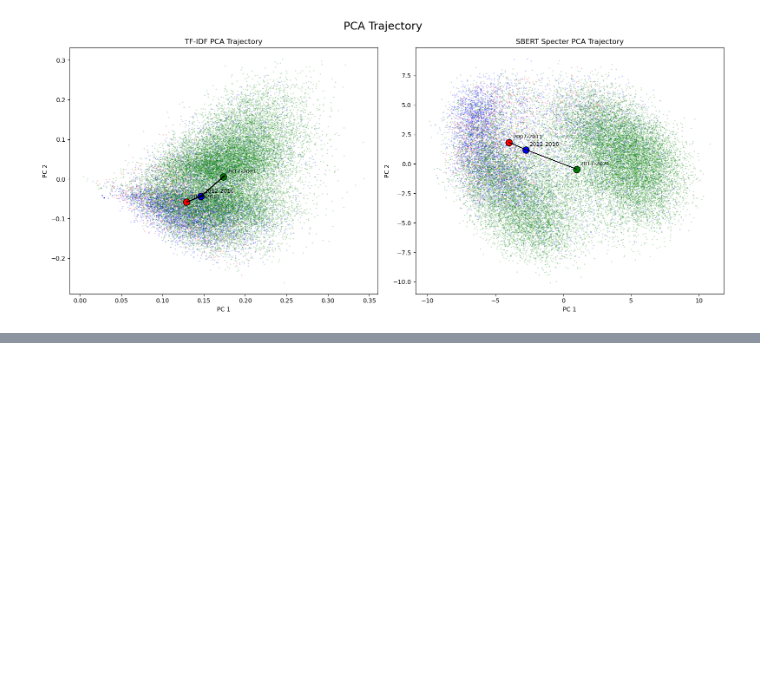
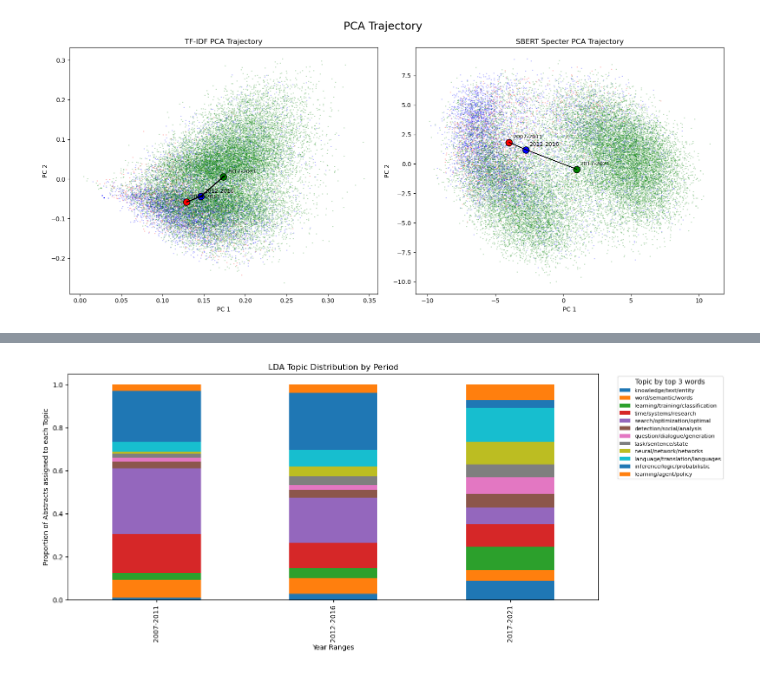
Before and after one commit to rohan-crypto/Text_Analytics_Team33_Task3, a Jupyter notebook: INTEGRATION_CODE/Final Integration code.ipynb, the cells around one changed output, grey strips where cells are left out. Saved outputs shown, nothing was run; the diff lists cells and outputs as text; code cells hidden in the pictures; blank space fills up the shorter version.

Commit message:
Final Integration Code(Axis 1) - Rise and Fall of Topics(LDA)

```diff
--- a/INTEGRATION_CODE/Final Integration code.ipynb
+++ b/INTEGRATION_CODE/Final Integration code.ipynb
@@ -268,0 +269,24 @@ plt.show()
+# %%
+topic_labels = {}
+for col in topic_words_lda.columns:
+    top_3 = topic_words_lda[col].dropna().head(3).tolist()    # taking top 3 words to understand what topic they represent
+    final_topic = []
+    for i in top_3 :
+        if isinstance(i,tuple):
+            final_topic.append(str(i[0]))
+        else:
+            final_topic.append(str(i))
+    topic_labels[col] = '/'.join(final_topic)
+lda_labelled = period_topics_lda.copy()
+new_colmn_names = []
+for c in lda_labelled.columns:
+    if c in topic_labels:
+        new_colmn_names.append(topic_labels[c])
+    else:
+        new_colmn_names.append(c)
+lda_labelled.columns = new_colmn_names
+periods_existing = []
+for p in YEARS_RANGE:
+    if p in lda_labelled.index:
+        periods_existing.append(p)
+lda_labelled = lda_labelled.reindex(periods_existing)
@@ -268,0 +312,12 @@ plt.show()
+# %%
+fig,ax = plt.subplots(figsize=(14,6))
+lda_labelled.plot(kind='bar',stacked=True,ax=ax,width=0.5)
+ax.set_title('LDA Topic Distribution by Period')
+ax.set_xlabel('Year Ranges')
+ax.set_ylabel('Proportion of Abstracts assigned to each Topic')
+ax.set_xticklabels(lda_labelled.index)
+ax.legend(title='Topic by top 3 words',bbox_to_anchor=(1.03,1),loc='upper left',fontsize=8,labels=topic_labels.values())
+plt.savefig('final_figures/axis1_lda_topic_distribution.png', dpi=150)
+plt.show()
+# %% [output]
+[figure, added]
```
Also changed, not shown: parts of 4 cells of this notebook, 5 other files.
